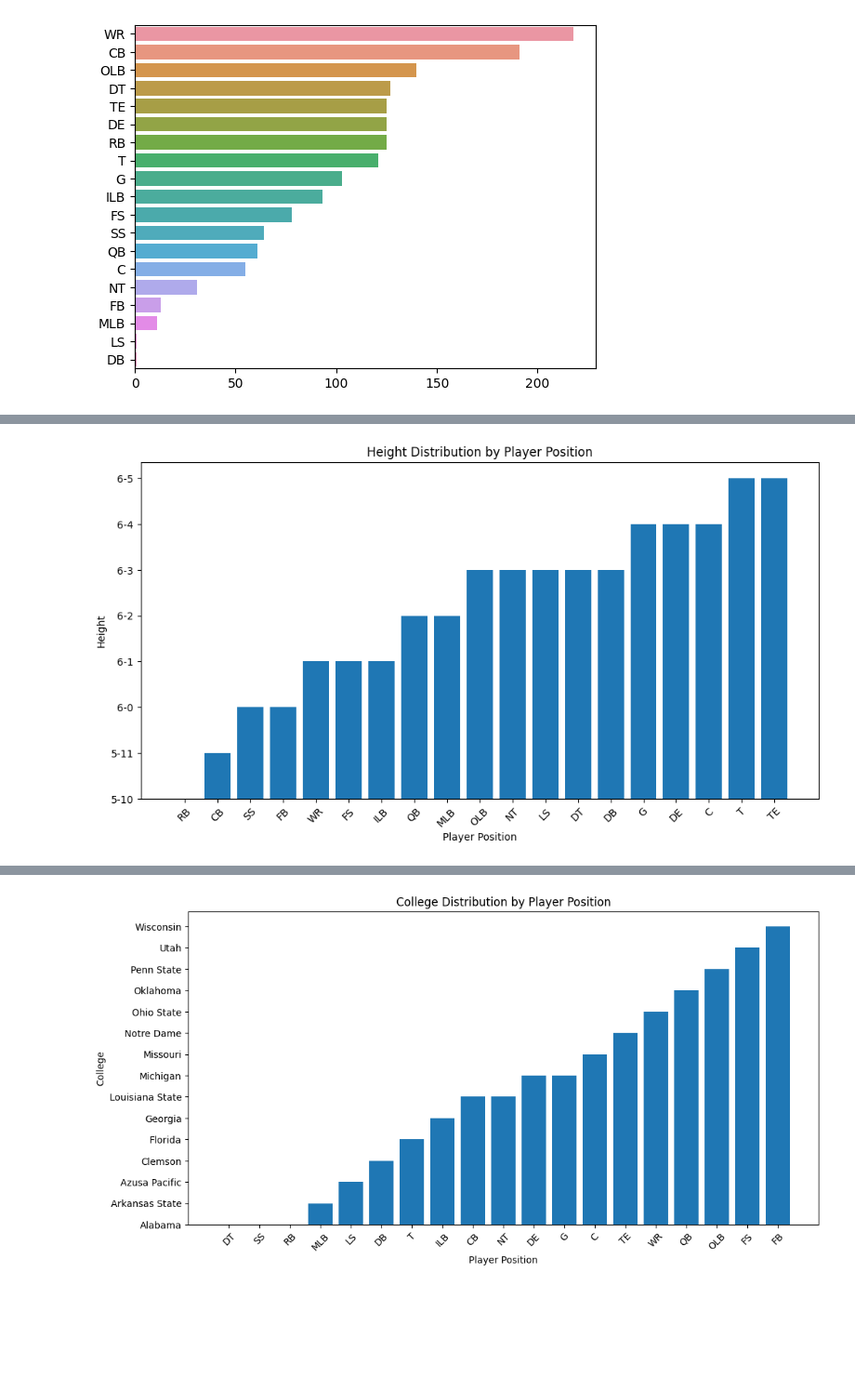
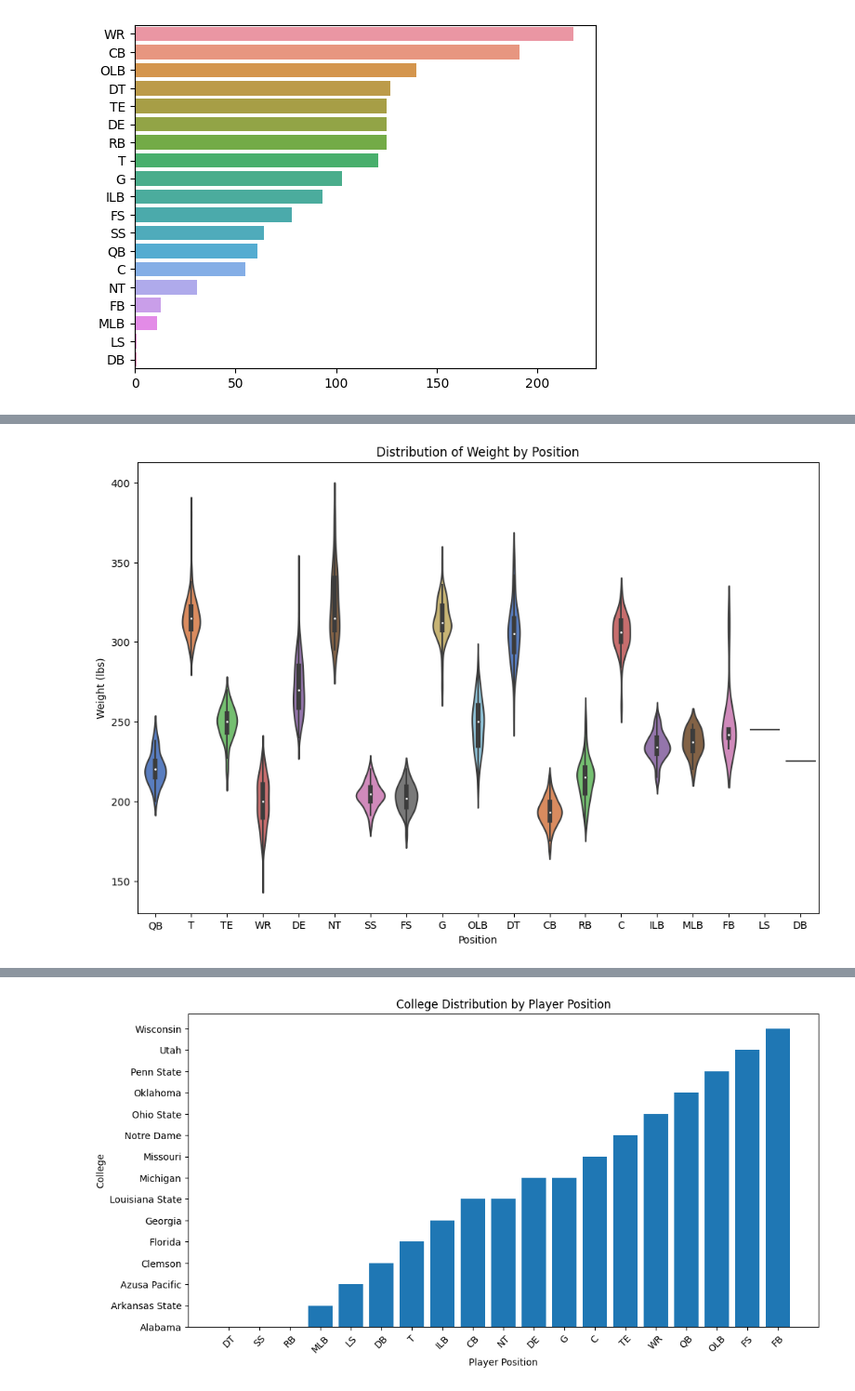
Before and after one commit to glaframb71/CS39AA-Project, a Jupyter notebook: 39aa-project.ipynb, the cells around one changed output, grey strips where cells are left out. Shown: that part at 93% size. Saved outputs shown, nothing was run; the diff lists cells and outputs as text; code cells hidden in the pictures; blank space fills up the shorter version.

```diff
--- a/39aa-project.ipynb
+++ b/39aa-project.ipynb
@@ -53,3 +53,10 @@ players.head(10)
 | 7 | 5-10 | 175 | California | WR |
 | 8 | 6-8 | 300 | Miami | DE |
 | 9 | 6-3 | 222 | Michigan | QB |
+# %%
+players.loc[:, 'height_inches'] = players['height'].apply(lambda x: int(x.split('-')[0]) * 12 + int(x.split('-')[1]))
+
+height_index = players.columns.get_loc('height')
+
+# Insert the "height_inches" column next to the "height" column
+players.insert(height_index + 1, "height_inches", players.pop("height_inches"))
@@ -156,14 +169,9 @@ plt.show()
-# %%
-position_heights = players.groupby('position')['height'].agg(lambda x: x.value_counts().index[0]).reset_index()
-
-position_heights = position_heights.sort_values('height')
-
-plt.figure(figsize=(12, 6))
-plt.bar(position_heights['position'], position_heights['height'])
-plt.xlabel('Player Position')
-plt.ylabel('Height')
-plt.title('Height Distribution by Player Position')
-plt.xticks(rotation=45)
-plt.show()
-# %% [output]
-[figure, removed]
+# %%
+plt.figure(figsize=(12, 8))
+sns.violinplot(x='position', y='weight', data=players, palette='muted')
+plt.title('Distribution of Weight by Position')
+plt.xlabel('Position')
+plt.ylabel('Weight (lbs)')
+plt.show()
+# %% [output]
+[figure, added]
```
Also changed, not shown: parts of 6 cells of this notebook.
